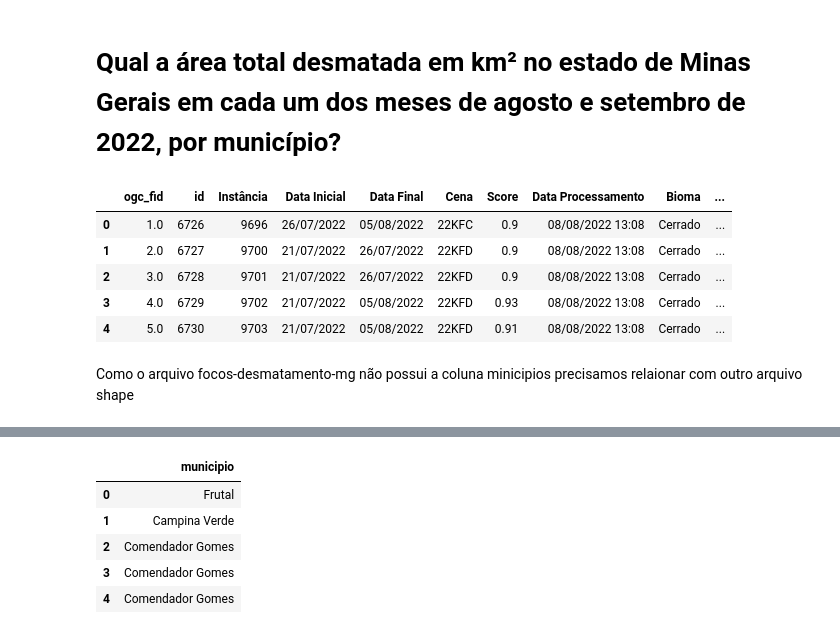
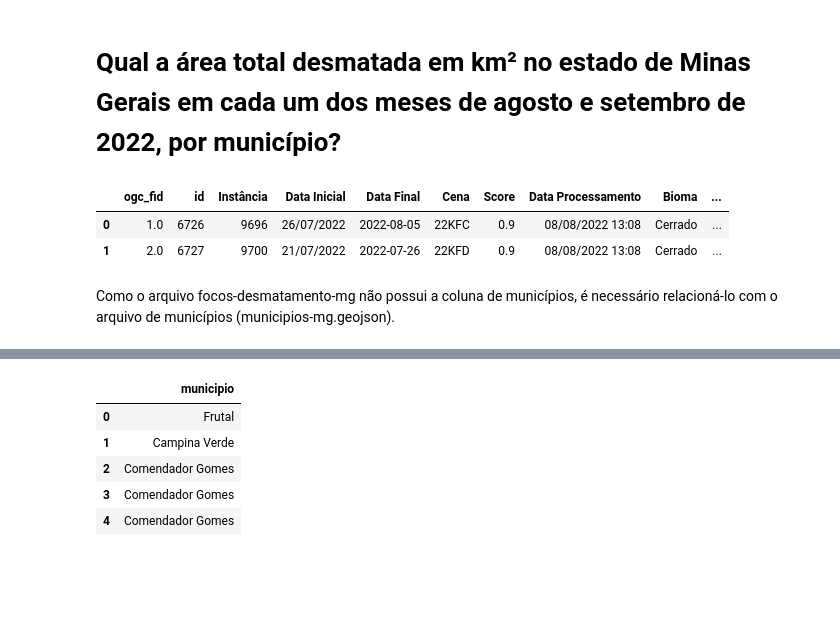
Before and after one commit to isabellehaga/aq-data-scientist-test, a Jupyter notebook: 02_analise.ipynb, the cells around one changed output, grey strips where cells are left out. Drawn from its saved outputs; the diff is of its cells as text; code cells hidden in the pictures; blank space fills up the shorter version.

```diff
--- a/02_analise.ipynb
+++ b/02_analise.ipynb
@@ -49,6 +49,3 @@ gdf1['NuFis'].unique()
 array(['Triângulo Mineiro', 'Sul', 'Alto Paranaíba', 'Noroeste',
        'Alto São Francisco', 'Norte', 'Central Metropolitana',
        'Zona da Mata', 'Jequitinhonha', 'Leste', 'Nordeste'], dtype=object)
-# %%
-# Reprojetar para calcular área
-gdf1 = gdf1.to_crs(epsg=31983)
@@ -64,7 +57,2 @@ gdf1.head()
 # %% [markdown]
 ##Qual a área total desmatada em hectares no estado de Minas Gerais em cada um dos meses de agosto e setembro de 2022?
-# %%
-# Crianado nova coluna com o valor total da área desmatada em hectares
-gdf1['area_ha'] = gdf1.geometry.area / 10000
-
-gdf1.head()
@@ -77,0 +59,10 @@ gdf1.head()
+# %%
+# Calculando a área dos polígonos de desmatamento em duas unidades:
+# 1. 'area_m2': área em metros quadrados (padrão do CRS EPSG:31983)
+# 2. 'area_ha': área convertida para hectares (1 hectare = 10.000 m²)
+
+gdf1['area_m2'] = gdf1.geometry.area
+gdf1['area_ha'] = gdf1['area_m2'] / 10000
+
+# Exibir as primeiras linhas para conferência
+gdf1.head(5)
@@ -130,0 +162,16 @@ gdf1.head()
+# %%
+# Só para ficar mais organizado e 'mes'ficar por último
+# Não é obrigatório fazer
+# Guardar todas as colunas
+cols = list(gdf1.columns)
+
+# Remover 'mes' temporariamente da lista
+cols.remove('mes')
+
+# Colocar 'mes' no final
+cols.append('mes')
+
+# Reordenar o GeoDataFrame
+gdf1 = gdf1[cols]
+
+gdf1.head()
@@ -152,14 +223,11 @@ A área total desmatada no bioma Mata Atlântica foi 118.02 km².
 # %% [markdown]
 # Qual a área total desmatada em km² no estado de Minas Gerais em cada um dos meses de agosto e setembro de 2022, por município?
 # %%
-gdf1.head(5)
+gdf1.head(2)
 # %% [output]
 |  | ogc_fid | id | Instância | Data Inicial | Data Final | Cena | Score | Data Processamento | Bioma | ... |
-| 0 | 1.0 | 6726 | 9696 | 26/07/2022 | 05/08/2022 | 22KFC | 0.9 | 08/08/2022 13:08 | Cerrado | ... |
-| 1 | 2.0 | 6727 | 9700 | 21/07/2022 | 26/07/2022 | 22KFD | 0.9 | 08/08/2022 13:08 | Cerrado | ... |
-| 2 | 3.0 | 6728 | 9701 | 21/07/2022 | 26/07/2022 | 22KFD | 0.9 | 08/08/2022 13:08 | Cerrado | ... |
-| 3 | 4.0 | 6729 | 9702 | 21/07/2022 | 05/08/2022 | 22KFD | 0.93 | 08/08/2022 13:08 | Cerrado | ... |
-| 4 | 5.0 | 6730 | 9703 | 21/07/2022 | 05/08/2022 | 22KFD | 0.91 | 08/08/2022 13:08 | Cerrado | ... |
+| 0 | 1.0 | 6726 | 9696 | 26/07/2022 | 2022-08-05 | 22KFC | 0.9 | 08/08/2022 13:08 | Cerrado | ... |
+| 1 | 2.0 | 6727 | 9700 | 21/07/2022 | 2022-07-26 | 22KFD | 0.9 | 08/08/2022 13:08 | Cerrado | ... |
 # %% [markdown]
-Como o arquivo focos-desmatamento-mg não possui a coluna minicipios precisamos relaionar com outro arquivo shape
+Como o arquivo focos-desmatamento-mg não possui a coluna de municípios, é necessário relacioná-lo com o arquivo de municípios (municipios-mg.geojson).
 # %%
```
Also changed, not shown: parts of 53 cells of this notebook.
